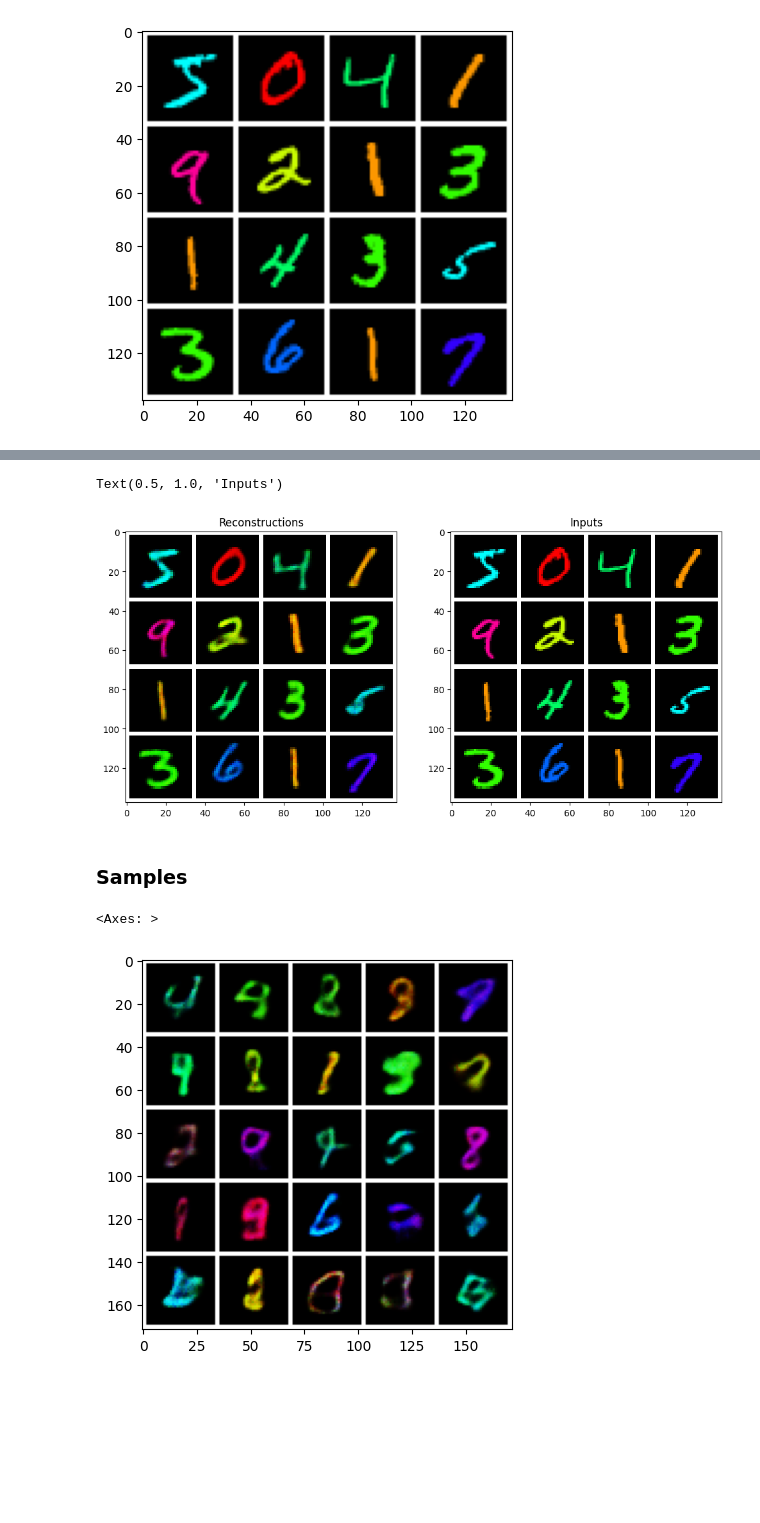
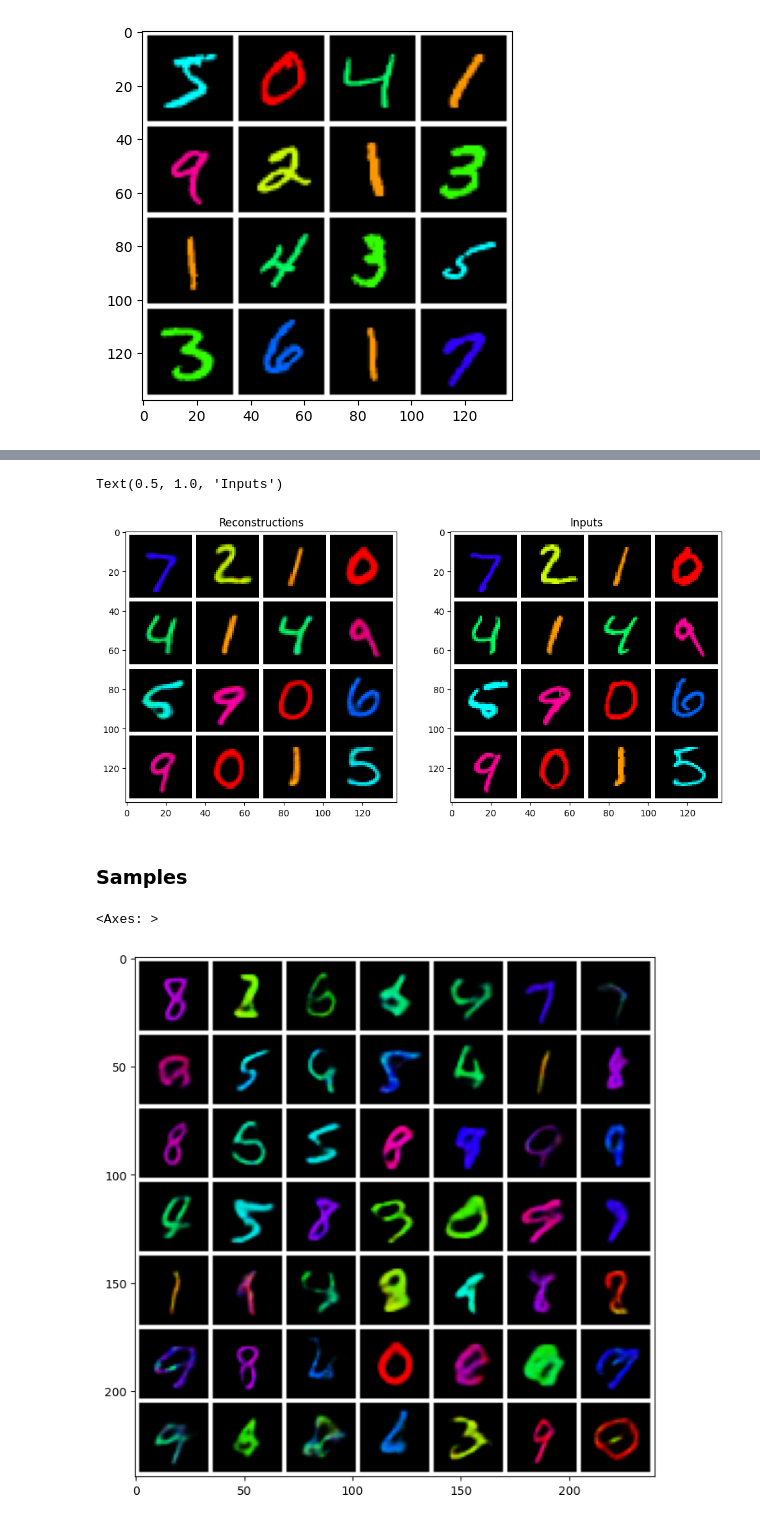
Before and after one commit to Stacey-bubi/vae-models, a Jupyter notebook: notebooks/init.ipynb, the cells around one changed output, grey strips where cells are left out. Cells and saved outputs as stored; diff of their text form; code cells hidden in the pictures; blank space fills up the shorter version.

Commit message:
speed up training, optimal hyper-params

```diff
--- a/notebooks/init.ipynb
+++ b/notebooks/init.ipynb
@@ -15,3 +23,7 @@ xb, yb = next(iter(train_dl))
+# %%
+train_dl = DataLoader(train_ds, bs, collate_fn=collate_fn)
+val_dl = DataLoader(val_ds, bs*2, collate_fn=collate_fn)
+xb, yb = next(iter(train_dl))
 # %%
 show_imgs(xb[:16])
 # %% [output]
@@ -20,21 +34,22 @@ show_imgs(xb[:16])
 # %%
-random_seed(42)
-epochs = 20
-bs = 256
-lr = 3e-4
-latent_dim = 64
-channels = (3, 32, 64, 128, 256)
+def init_trainer(
+    train_ds, val_ds, epochs=25, seed=42, batch_size=64, lr=1e-3, beta_steps=4000, batch_tfms: list = None, in_channels=3
+):
+    random_seed(seed)
+    bs = batch_size
+    latent_dim = 16
+    h_dim = 64
+    wd = 1e-4
+    channels = (in_channels, 32, 64, 128)
+    collate_fn = CollateWithTransforms(batch_tfms or [])
 
-train_dl = DataLoader(train_ds, batch_size=bs, shuffle=True)
-val_dl = DataLoader(val_ds, batch_size=bs*2)
+    dl_kwargs = dict(collate_fn=collate_fn, num_workers=6, persistent_workers=True)
+    train_dl = DataLoader(train_ds, batch_size=bs, shuffle=True, **dl_kwargs)
+    val_dl = DataLoader(val_ds, batch_size=bs * 4, **dl_kwargs)
 
-model = VAE(channels, input_size=(32, 32), latent_dim=latent_dim, h_dim=256)
-optimizer = optim.AdamW(model.parameters(), lr=lr, weight_decay=1e-4)
-hooks = [
-    MetricsHook(),
-    ProgressBarHook(),
-    BetaSchedulerHook(n_steps=500)]
+    model = VAE(channels, input_size=(32, 32), latent_dim=latent_dim, h_dim=h_dim)
+    optimizer = optim.AdamW(model.parameters(), lr=lr, weight_decay=wd)
+    hooks = [MetricsHook(recon_loss="bce"), ProgressBarHook(), BetaSchedulerHook(beta_steps)]
 
-trainer = Trainer(model, train_dl, val_dl, optimizer, elbo_loss, epochs=epochs, hooks=hooks)
-print(f"Starting VAE training on {trainer.device} for {epochs} epochs...")
-trainer.fit()
+    trainer = Trainer(model, train_dl, val_dl, optimizer, partial(elbo_loss, recon="bce"), epochs=epochs, hooks=hooks)
+    return trainer
@@ -55,3 +56,4 @@ Epoch 11/20 | Train Loss: 199.6188 | Val Loss: 198.3867
 # %%
-hooks[0].plot_loss()
+trainer = init_trainer(train_ds, val_ds, batch_tfms=batch_tfms)
+trainer.fit()
 # %% [output]
@@ -59,6 +77,7 @@ hooks[0].plot_loss()
 # %%
+xb, _ = next(iter(trainer.valid_dl))
 x = xb[:16]
-recon, *_ = trainer.predict(x.cuda())
+recon, *_ = trainer.predict(x)
 axes = plt.subplots(ncols=2, figsize=(12,8))[1]
 show_imgs(recon, axes[0])
 axes[0].set_title('Reconstructions')
@@ -66,11 +85,12 @@ show_imgs(x, axes[1])
 axes[1].set_title('Inputs')
 # %% [output]
 Text(0.5, 1.0, 'Inputs')
-[figure, old version]
+[figure, new version]
 # %% [markdown]
 ### Samples
 # %%
-show_imgs(model.sample(25))
+ax = plt.subplots(figsize=(8,8))[1]
+show_imgs(trainer.model.sample(49), ax=ax)
 # %% [output]
 <Axes: >
-[figure, old version]
+[figure, new version]
```
Also changed, not shown: parts of 23 cells of this notebook, 10 other files.
